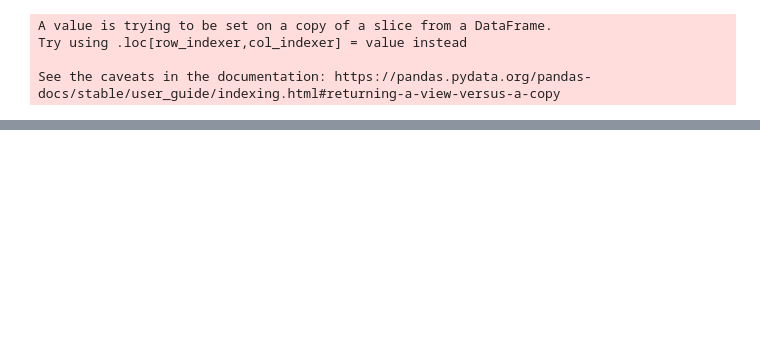
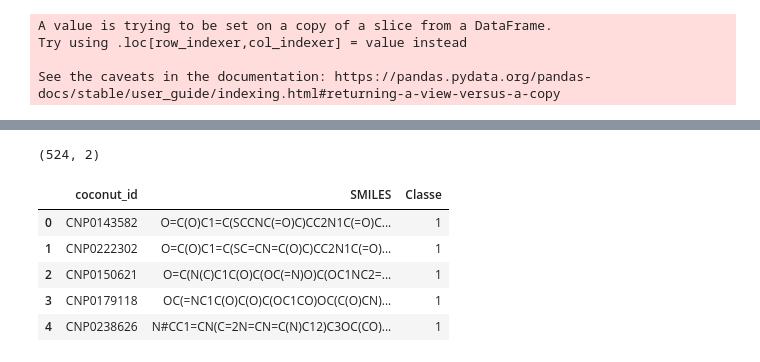
Before and after one commit to joaovitorgferreira/IC-Joao, a Jupyter notebook: classificador/comparação de bases de dados.ipynb, the cells around one changed output, grey strips where cells are left out. Drawn from its saved outputs; the diff is of its cells as text; code cells hidden in the pictures; blank space fills up the shorter version.

```diff
--- a/classificador/comparação de bases de dados.ipynb
+++ b/classificador/comparação de bases de dados.ipynb
@@ -198,3 +200,13 @@ from pathlib import Path
 filepath = Path('/home/joao/documentos/IC-Joao/classificador/antimalaria_set.csv')
 filepath.parent.mkdir(parents=True, exist_ok=True)
 antimalaria_set.to_csv(filepath,index=True)
+# %%
+%%time
+
+suppl = Chem.SDMolSupplier('coconut_antibiotic.sdf')
+
+coco_antib = []
+
+for mol in suppl:
+    if type(mol) == Chem.rdchem.Mol:
+        coco_antib.append(mol.GetPropsAsDict())
@@ -200,0 +262,16 @@ antimalaria_set.to_csv(filepath,index=True)
+# %%
+coconut_antib.shape
+# %% [output]
+(524, 2)
+# %%
+one1 = np.ones(524,dtype=int)
+coconut_antib['Classe'] = one1
+# %%
+coconut_antib.head()
+# %% [output]
+|  | coconut_id | SMILES | Classe |
+| 0 | CNP0143582 | O=C(O)C1=C(SCCNC(=O)C)CC2N1C(=O)C... | 1 |
+| 1 | CNP0222302 | O=C(O)C1=C(SC=CN=C(O)C)CC2N1C(=O)... | 1 |
+| 2 | CNP0150621 | O=C(N(C)C1C(O)C(OC(=N)O)C(OC1NC2=... | 1 |
+| 3 | CNP0179118 | OC(=NC1C(O)C(O)C(OC1CO)OC(C(O)CN)... | 1 |
+| 4 | CNP0238626 | N#CC1=CN(C=2N=CN=C(N)C12)C3OC(CO)... | 1 |
```
Also changed, not shown: parts of 11 cells of this notebook, 7 other files.
